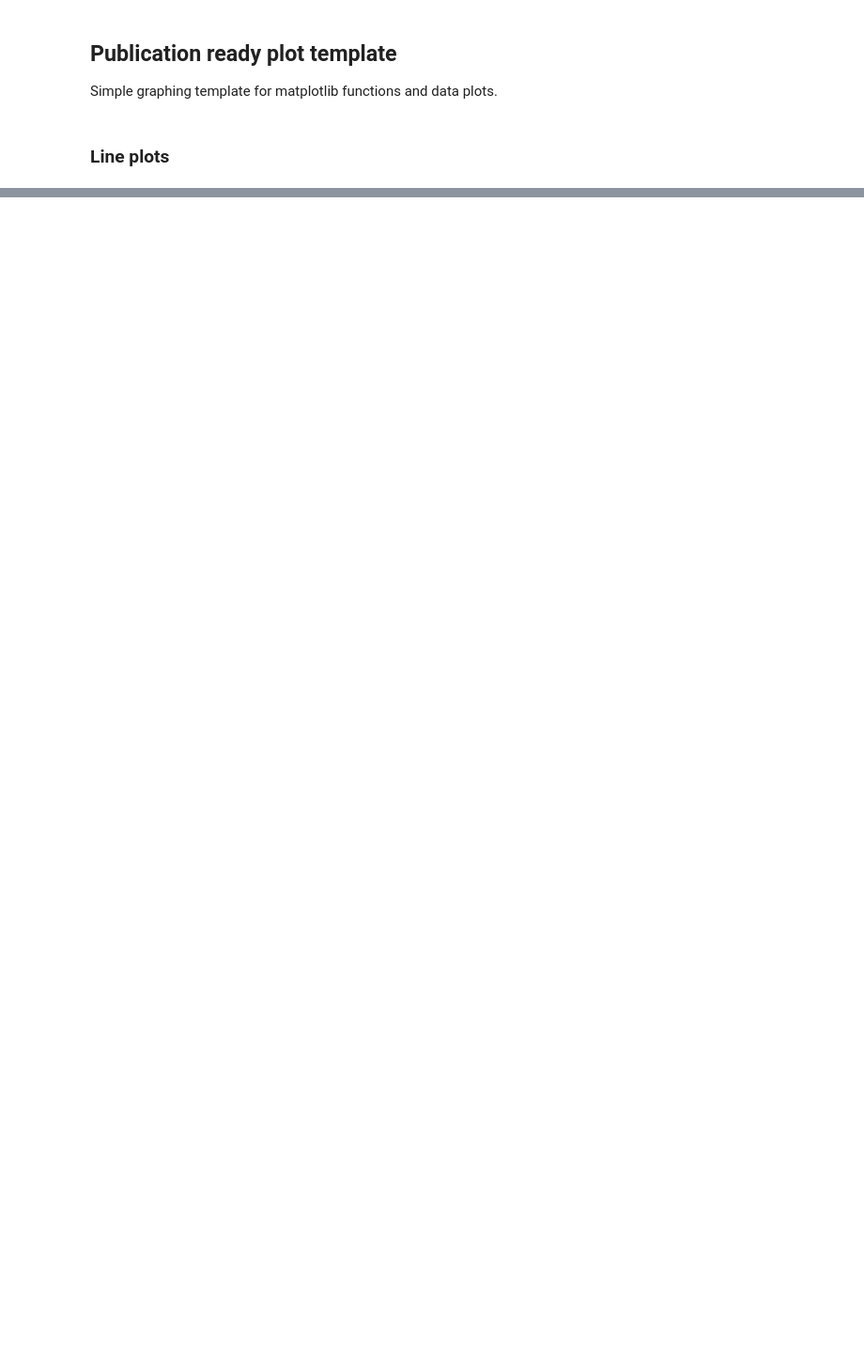
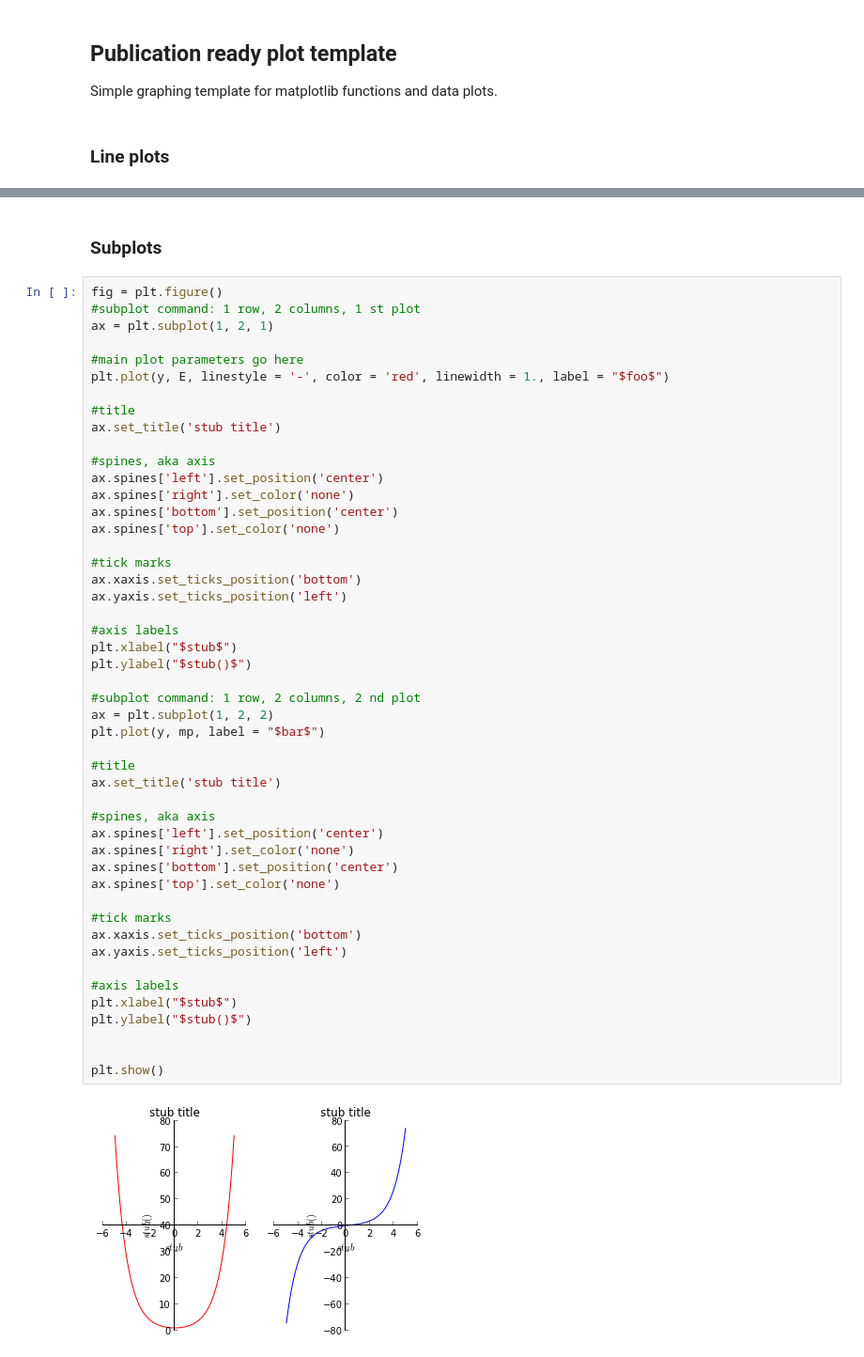
Before and after one commit to jvanatta/particle-tracks, a Jupyter notebook: PlotTemplates.ipynb, the cells around one changed output, grey strips where cells are left out. Shown: that part at 94% size. Cells and saved outputs as stored; diff of their text form; blank space fills up the shorter version.

```diff
--- a/PlotTemplates.ipynb
+++ b/PlotTemplates.ipynb
@@ -31,0 +45,52 @@ plt.show()
+# %% [markdown]
+### Subplots
+# %%
+fig = plt.figure()
+#subplot command: 1 row, 2 columns, 1 st plot
+ax = plt.subplot(1, 2, 1)
+
+#main plot parameters go here
+plt.plot(y, E, linestyle = '-', color = 'red', linewidth = 1., label = "$foo$")
+
+#title
+ax.set_title('stub title')
+
+#spines, aka axis
+ax.spines['left'].set_position('center')
+ax.spines['right'].set_color('none')
+ax.spines['bottom'].set_position('center')
+ax.spines['top'].set_color('none')
+
+#tick marks
+ax.xaxis.set_ticks_position('bottom')
+ax.yaxis.set_ticks_position('left')
+
+#axis labels
+plt.xlabel("$stub$")
+plt.ylabel("$stub()$")
+
+#subplot command: 1 row, 2 columns, 2 nd plot
+ax = plt.subplot(1, 2, 2)
+plt.plot(y, mp, label = "$bar$")
+
+#title
+ax.set_title('stub title')
+
+#spines, aka axis
+ax.spines['left'].set_position('center')
+ax.spines['right'].set_color('none')
+ax.spines['bottom'].set_position('center')
+ax.spines['top'].set_color('none')
+
+#tick marks
+ax.xaxis.set_ticks_position('bottom')
+ax.yaxis.set_ticks_position('left')
+
+#axis labels
+plt.xlabel("$stub$")
+plt.ylabel("$stub()$")
+
+
+plt.show()
+# %% [output]
+[figure, added]
```
Also changed, not shown: parts of 5 cells of this notebook, 2 other files.
